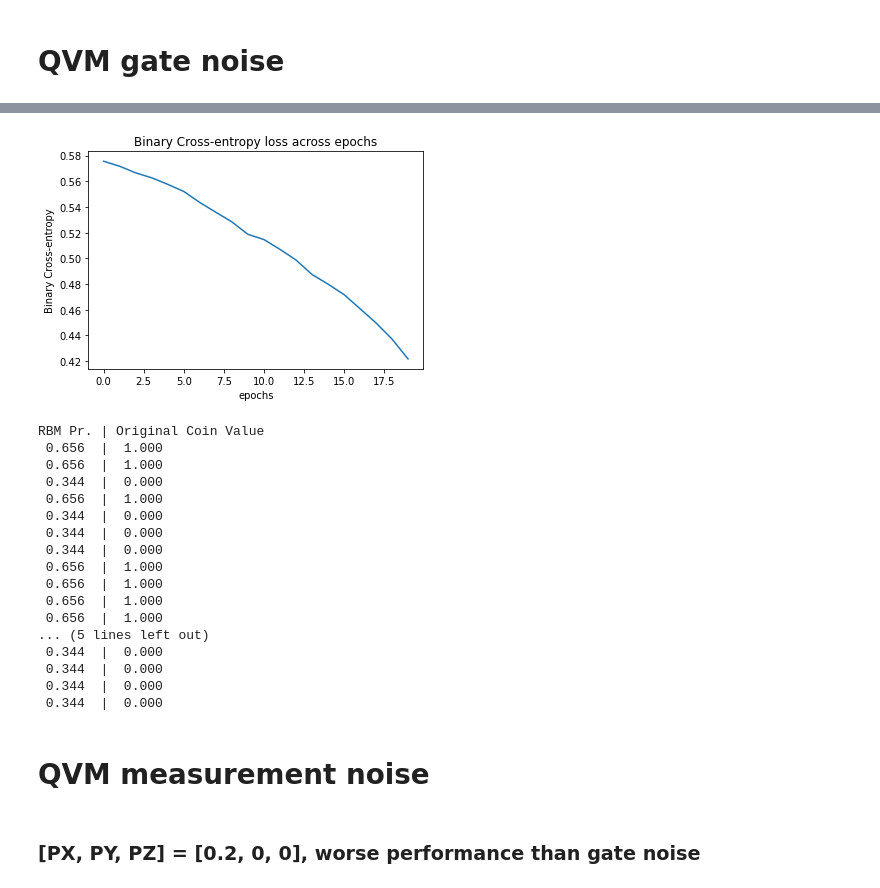
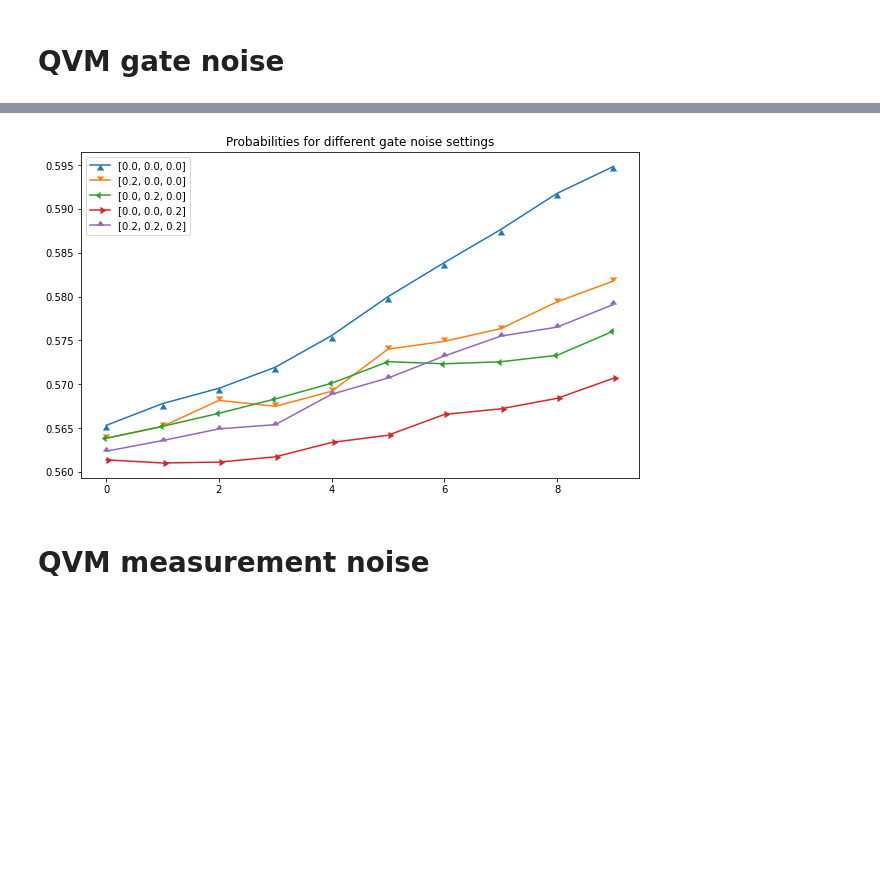
Before and after one commit to prabh27/Quantum-Boltzmann-Machines, a Jupyter notebook: Analysis_noise.ipynb, the cells around one changed output, grey strips where cells are left out. Saved outputs shown, nothing was run; the diff lists cells and outputs as text; code cells hidden in the pictures; blank space fills up the shorter version.

Commit message:
noise analysis 2.0

```diff
--- a/Analysis_noise.ipynb
+++ b/Analysis_noise.ipynb
@@ -51,3 +64,20 @@ def show_probs(qr):
+# %%
+def evaluate_noise(num_epochs, n_quantum_measurements, noise_probs_list, noise_type='gate', ):
+    prob_list = []
+    model_list = []
+    for noise_probs in noise_probs_list:
+        if noise_type == 'gate':
+            model, prob = train(num_epochs=num_epochs,
+                                     gate_noise_probs=noise_probs,
+                                     n_quantum_measurements=n_quantum_measurements)
+        if noise_type == 'meas':
+            model, prob = train(num_epochs=num_epochs,
+                                     meas_noise_probs=noise_probs,
+                                     n_quantum_measurements=n_quantum_measurements)
+
+        prob_list.append(prob)
+        model_list.append(model)
+    return prob_list, model_list
 # %% [markdown]
 ## Creating the underlying distribution
 We flip an unbiased coin to generate a sequence of random bits, this will be the underlying hidden distribution of our data.
@@ -215,28 +125,18 @@ model, log_loss_list = train(num_epochs=20,
-# %%
-plot_loss(log_loss_list)
-# %% [output]
-[figure, removed]
-# %%
-show_probs(model)
-# %% [output]
-RBM Pr. | Original Coin Value
- 0.656  |  1.000
- 0.656  |  1.000
- 0.344  |  0.000
- 0.656  |  1.000
- 0.344  |  0.000
- 0.344  |  0.000
- 0.344  |  0.000
- 0.656  |  1.000
- 0.656  |  1.000
- 0.656  |  1.000
- 0.656  |  1.000
-... (5 lines left out)
- 0.344  |  0.000
- 0.344  |  0.000
- 0.344  |  0.000
- 0.344  |  0.000
+# %%
+gate_noise_probs_list = [[0.0, 0.0, 0.0],
+                         [0.2, 0.0, 0.0],
+                        [0.0, 0.2, 0.0],
+                        [0.0, 0.0, 0.2],
+                        [0.2, 0.2, 0.2],]
+# %%
+%%capture
+gate_prob_list, gate_model_list = evaluate_noise(num_epochs,
+                                       n_quantum_measurements,
+                                       gate_noise_probs_list,
+                                      noise_type='gate')
+# %%
+plot_prob_lists(gate_prob_list, gate_noise_probs_list, noise_type='gate')
+# %% [output]
+[figure, added]
 # %% [markdown]
 # QVM measurement noise
-# %% [markdown]
-### [PX, PY, PZ] = [0.2, 0, 0], worse performance than gate noise
```
Also changed, not shown: parts of 44 cells of this notebook, 1 other file.
